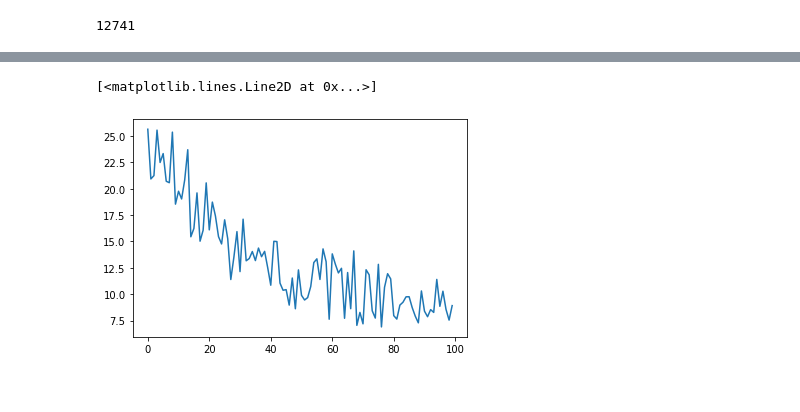
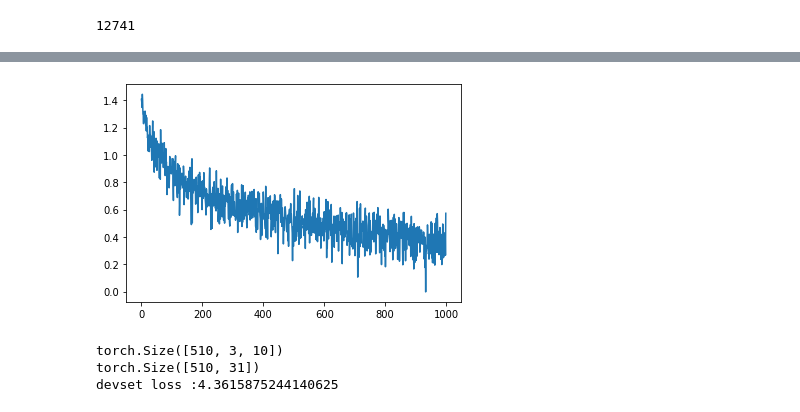
Before and after one commit to kkilian/names, a Jupyter notebook: imiona.ipynb, the cells around one changed output, grey strips where cells are left out. Drawn from its saved outputs; the diff is of its cells as text; code cells hidden in the pictures.

Commit message:
loss on devset, sample names form model

```diff
--- a/imiona.ipynb
+++ b/imiona.ipynb
@@ -142,24 +142,33 @@ sum(p.nelement() for p in parameters) # number of parameters in total
 for p in parameters:
   p.requires_grad = True
 # %%
-epochs = 100
+epochs = 1000
 losses = []
-for _ in range(epochs):
-  #creating mini-batch
-  ix = torch.randint(0,X_train.shape[0], (32,))
-  #forward
-  emb = C[X_train[ix]]#(32,3,10)
-  h = torch.tanh(emb.view(-1,30) @ W1 + b1)#(32,200)
-  logits = h @ W2 + b2#(32,27)
-  loss = F.cross_entropy(logits, Y_train[ix])
-  print(loss.item())
-  losses.append(loss.item())
-  #backward
-  for p in parameters:
-    p.grad = None
-  loss.backward()
-  #update
-  for p in parameters:
-    p.data += - 0.1 * p.grad
+steps = []
+lri = [] #to determine reasonable learning rate
+for i in range(epochs):
+    #minibatch index
+    ix = torch.randint(0, X_train.shape[0], (32,))
+
+    #forward
+    emb = C[X_train[ix]] #(32, 3, 10)
+    h = emb.view(-1,30) @ W1 + b1 #(32,200)
+    h_act = torch.tanh(h)
+    logits = h_act @ W2 + b2 #(32,30)
+    loss = F.cross_entropy(logits, Y_train[ix])
+    if i % 50 == 0:
+        print(loss.item())
+
+    #backward
+    for p in parameters:
+        p.grad = None
+    loss.backward()
+    for p in parameters:
+        p.data += -0.15 * p.grad
+    # track stats
+    #lri.append(lre[i])
+    steps.append(i)
+    losses.append(loss.log10().item()) #log scale
 plt.plot(np.arange(epochs), losses)
+print(loss.item())
 # %% [output]
@@ -183,2 +192,11 @@ plt.plot(np.arange(epochs), losses)
-[<matplotlib.lines.Line2D at 0x...>]
-[figure, old version]
+[figure, new version]
+# %%
+emb = C[X_dev] # (510, 3, 10)
+h = torch.tanh(emb.view(-1, 30) @ W1 + b1) # (510, 100)
+logits = h @ W2 + b2 # (510, 31)
+loss_dev = F.cross_entropy(logits, Y_dev)
+print(f"devset loss :{loss_dev.item()}")
+# %% [output]
+torch.Size([510, 3, 10])
+torch.Size([510, 31])
+devset loss :4.3615875244140625
```
Also changed, not shown: parts of 5 cells of this notebook.
